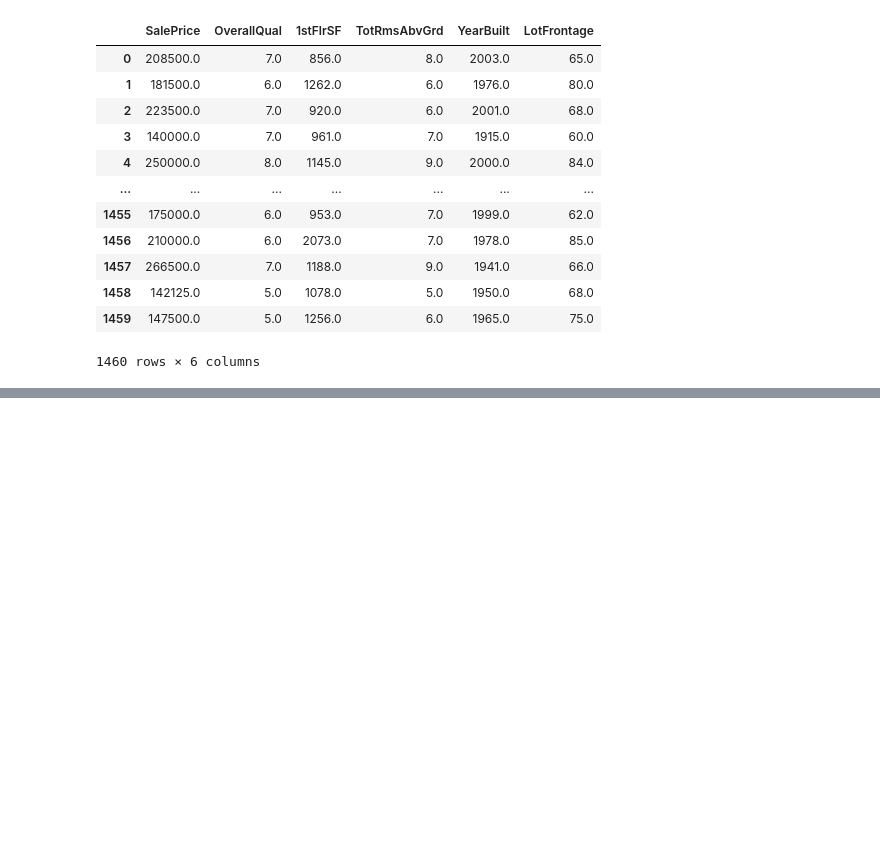
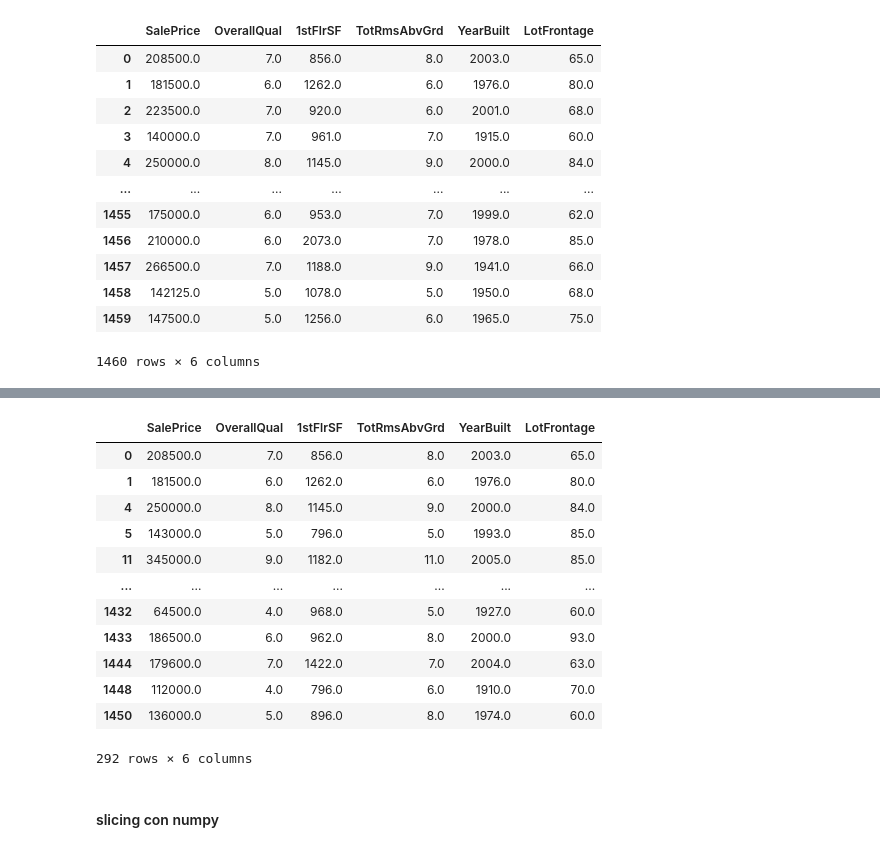
Before and after one commit to 1Dore/LinearRegModel, a Jupyter notebook: Proyecto.ipynb, the cells around one changed output, grey strips where cells are left out. Cells and saved outputs as stored; diff of their text form; code cells hidden in the pictures; blank space fills up the shorter version.

```diff
--- a/Proyecto.ipynb
+++ b/Proyecto.ipynb
@@ -85,0 +121,18 @@ df
+# %%
+df_test
+# %% [output]
+|  | SalePrice | OverallQual | 1stFlrSF | TotRmsAbvGrd | YearBuilt | LotFrontage |
+| 0 | 208500.0 | 7.0 | 856.0 | 8.0 | 2003.0 | 65.0 |
+| 1 | 181500.0 | 6.0 | 1262.0 | 6.0 | 1976.0 | 80.0 |
+| 4 | 250000.0 | 8.0 | 1145.0 | 9.0 | 2000.0 | 84.0 |
+| 5 | 143000.0 | 5.0 | 796.0 | 5.0 | 1993.0 | 85.0 |
+| 11 | 345000.0 | 9.0 | 1182.0 | 11.0 | 2005.0 | 85.0 |
+| ... | ... | ... | ... | ... | ... | ... |
+| 1432 | 64500.0 | 4.0 | 968.0 | 5.0 | 1927.0 | 60.0 |
+| 1433 | 186500.0 | 6.0 | 962.0 | 8.0 | 2000.0 | 93.0 |
+| 1444 | 179600.0 | 7.0 | 1422.0 | 7.0 | 2004.0 | 63.0 |
+| 1448 | 112000.0 | 4.0 | 796.0 | 6.0 | 1910.0 | 70.0 |
+| 1450 | 136000.0 | 5.0 | 896.0 | 8.0 | 1974.0 | 60.0 |
+292 rows × 6 columns
+# %% [markdown]
+#### slicing con numpy
```
Also changed, not shown: parts of 23 cells of this notebook.
